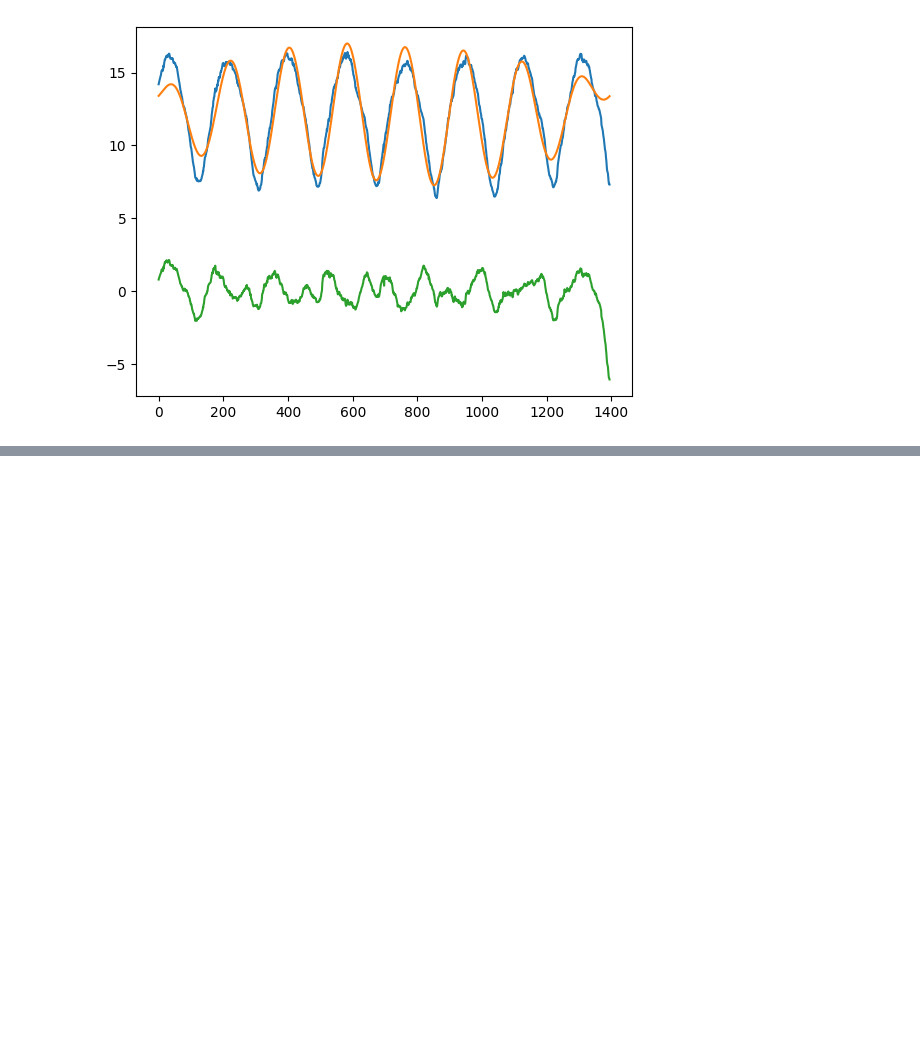
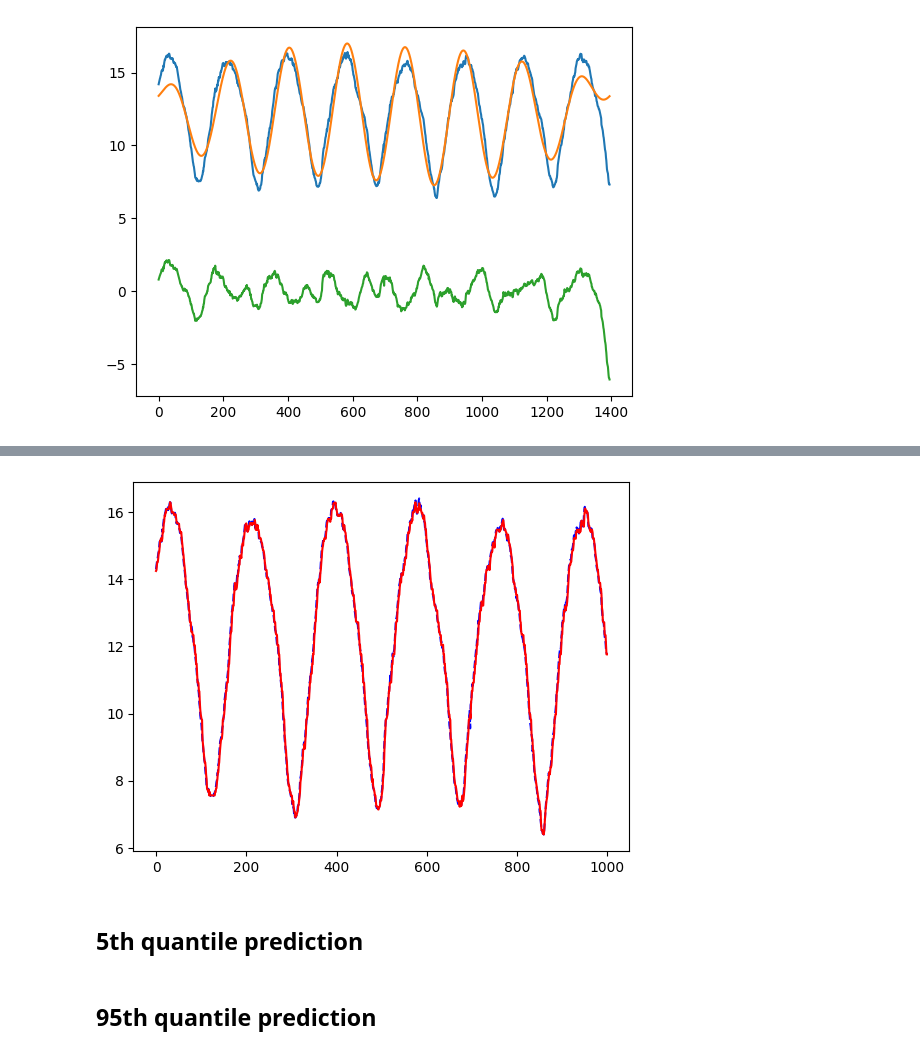
Before and after one commit to sameervk/OpenDataScienceSandbox, a Jupyter notebook: test_nbs/fft.ipynb, the cells around one changed output, grey strips where cells are left out. Cells and saved outputs as stored; diff of their text form; code cells hidden in the pictures; blank space fills up the shorter version.

```diff
--- a/test_nbs/fft.ipynb
+++ b/test_nbs/fft.ipynb
@@ -500,0 +746,2 @@ plt.show()
+# %%
+train_x, train_y = x[:1000], y[:1000]
@@ -500,0 +767,4 @@ plt.show()
+# %%
+gbr = GradientBoostingRegressor(loss = 'absolute_error', n_estimators=1000)
+# %%
+gbr.fit(train_x.reshape(-1, 1), train_y)
@@ -500,0 +773,13 @@ plt.show()
+# %%
+y_pred = gbr.predict(train_x.reshape(-1, 1))
+# %%
+fig, ax = plt.subplots(1,1)
+
+ax.plot(train_y, 'b--')
+ax.plot(y_pred, 'r')
+
+plt.show()
+# %% [output]
+[figure, added]
+# %% [markdown]
+## 5th quantile prediction
@@ -500,0 +791,2 @@ plt.show()
+# %% [markdown]
+## 95th quantile prediction
```
Also changed, not shown: parts of 50 cells of this notebook, 7 other files.
